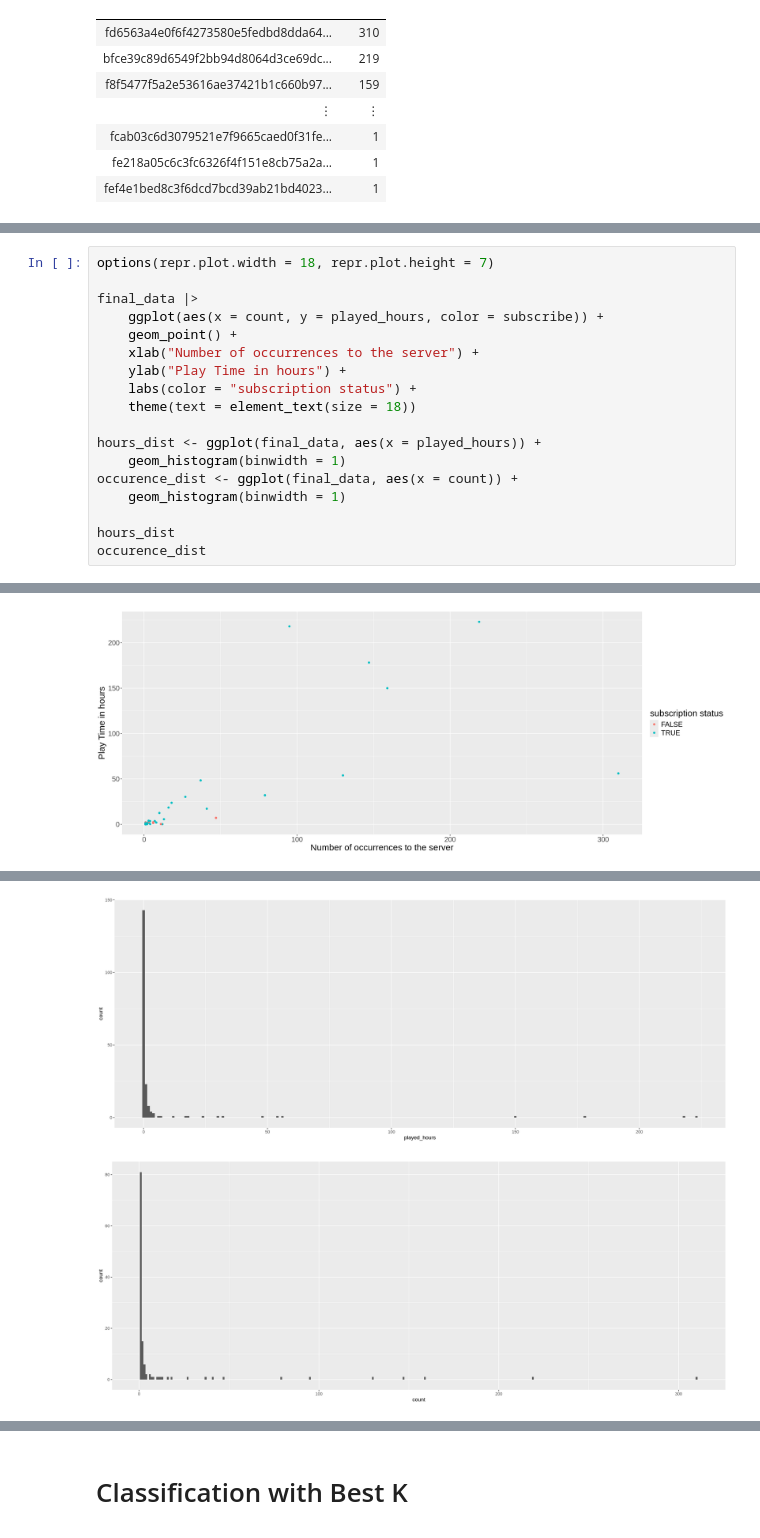
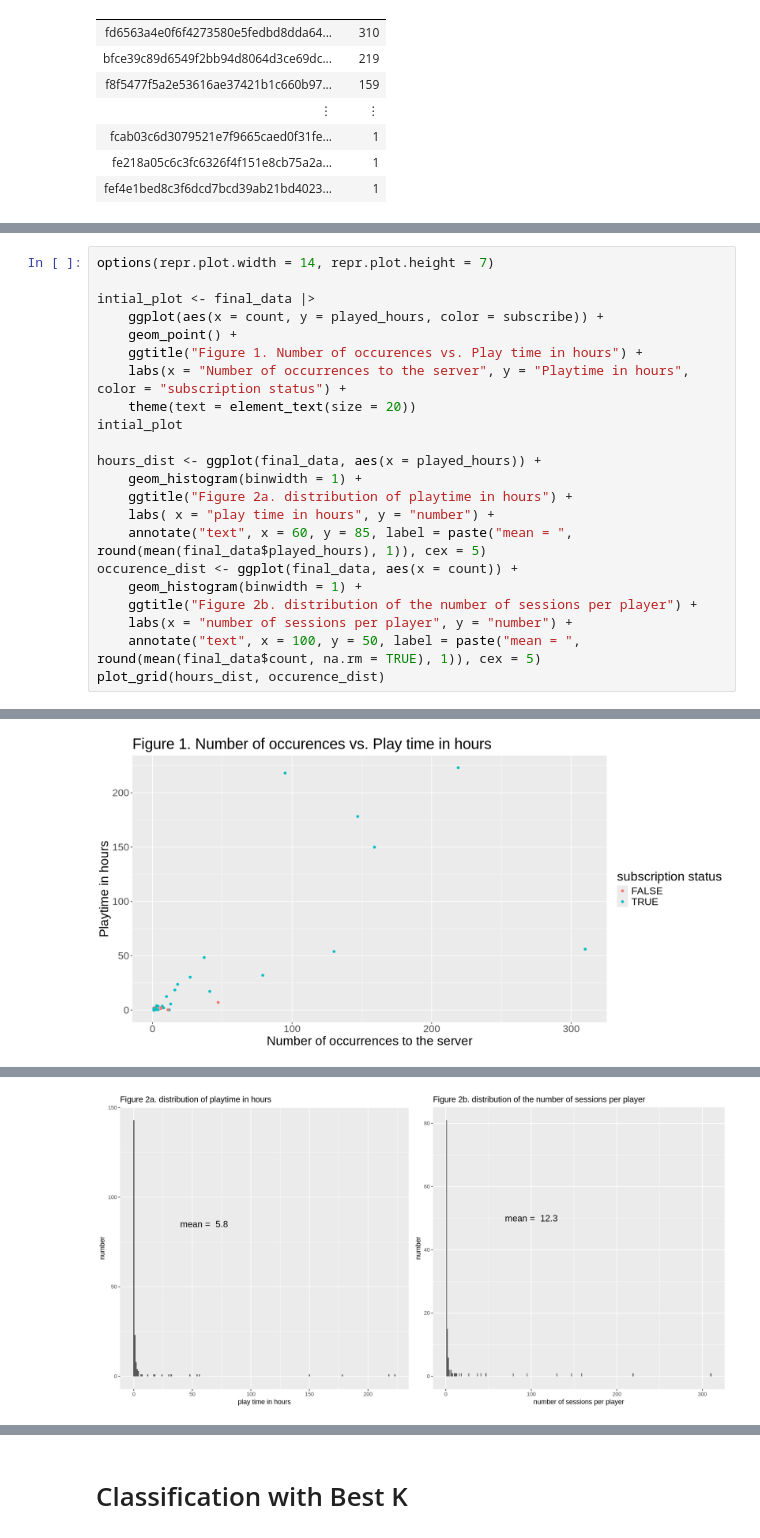
Before and after one commit to clam171/DSCI-100---S6G16, a Jupyter notebook: DSCI 100(S6G16) Project.ipynb, the cells around one changed output, grey strips where cells are left out. Drawn from its saved outputs; the diff is of its cells as text.

```diff
--- a/DSCI 100(S6G16) Project.ipynb
+++ b/DSCI 100(S6G16) Project.ipynb
@@ -160,21 +183,25 @@ A tibble: 196 × 8
 # %%
-options(repr.plot.width = 18, repr.plot.height = 7)
+options(repr.plot.width = 14, repr.plot.height = 7)
 
-final_data |>
+intial_plot <- final_data |>
     ggplot(aes(x = count, y = played_hours, color = subscribe)) +
     geom_point() +
-    xlab("Number of occurrences to the server") +
-    ylab("Play Time in hours") +
-    labs(color = "subscription status") +
-    theme(text = element_text(size = 18))
+    ggtitle("Figure 1. Number of occurences vs. Play time in hours") +
+    labs(x = "Number of occurrences to the server", y = "Playtime in hours", color = "subscription status") +
+    theme(text = element_text(size = 20))
+intial_plot
 
 hours_dist <- ggplot(final_data, aes(x = played_hours)) +
-    geom_histogram(binwidth = 1)
+    geom_histogram(binwidth = 1) +
+    ggtitle("Figure 2a. distribution of playtime in hours") +
+    labs( x = "play time in hours", y = "number") +
+    annotate("text", x = 60, y = 85, label = paste("mean = ", round(mean(final_data$played_hours), 1)), cex = 5)
 occurence_dist <- ggplot(final_data, aes(x = count)) +
-    geom_histogram(binwidth = 1)
-
-hours_dist
-occurence_dist
+    geom_histogram(binwidth = 1) +
+    ggtitle("Figure 2b. distribution of the number of sessions per player") +
+    labs(x = "number of sessions per player", y = "number") +
+    annotate("text", x = 100, y = 50, label = paste("mean = ", round(mean(final_data$count, na.rm = TRUE), 1)), cex = 5)
+plot_grid(hours_dist, occurence_dist)
 # %% [output]
 Warning message:
 “Removed 71 rows containing missing values or values outside the scale range
@@ -182 +211 @@ Warning message:
-[figure, old version]
+[figure, new version]
@@ -185,4 +212,3 @@ Warning message:
-[figure, old version]
+[figure, new version]
-[figure, removed]
 # %% [markdown]
 #### At this point...
```
Also changed, not shown: parts of 48 cells of this notebook.
